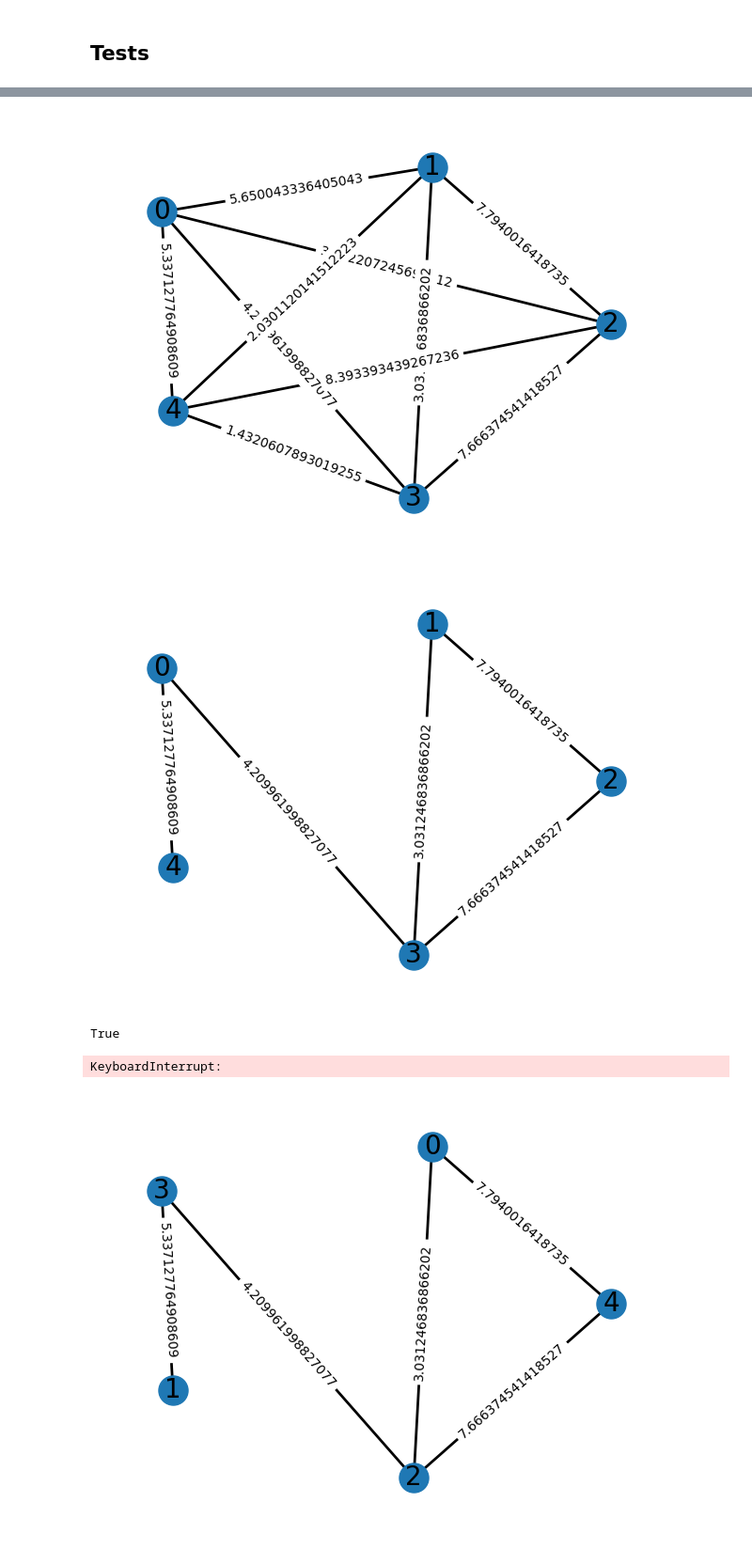
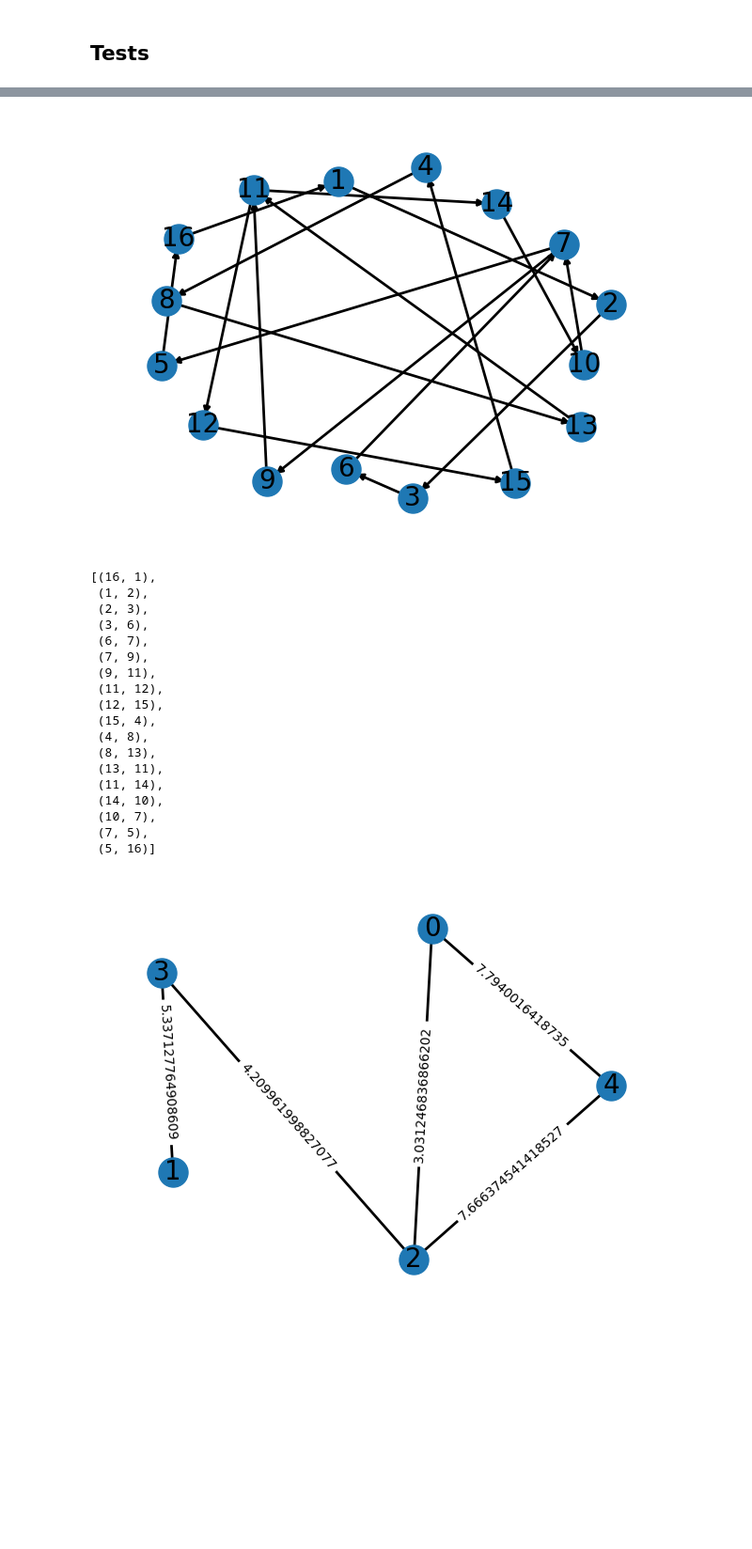
Before and after one commit to paulchambaz/canadian-salesman-problem, a Jupyter notebook: cr/networkx_christofides.ipynb, the cells around one changed output, grey strips where cells are left out. Shown at 94% size. Drawn from its saved outputs; the diff is of its cells as text; code cells hidden in the pictures; blank space fills up the shorter version.

```diff
--- a/cr/networkx_christofides.ipynb
+++ b/cr/networkx_christofides.ipynb
@@ -87,4 +71,0 @@ print_graph(G_cr_tour)
-# %%
-print_graph(G)
-# %% [output]
-[figure, removed]
@@ -91,12 +74,2 @@ print_graph(G)
 # %%
 G.remove_edges_from(graphs[0][1])
-# %%
-print_graph(G)
-nx.is_connected(G)
-# %% [output]
-[figure, removed]
-True
-# %%
-G_cr_tour = cr.canadian_traveller_cyclic_routing(graphs[0][0],blockages)
-# %% [output]
-KeyboardInterrupt:
@@ -105,3 +76,31 @@ G_relabled = nx.relabel_nodes(G, {1: 0, 4: 1, 3: 2, 0: 3, 2: 4})
+# %%
+blockages = [(3,4),(4,5),(7,8),(9,10),(12,13),(12,14),(13,14),(16,4),(4,5),(8,10),(3,5),(5,14),(5,10),(10,13),(1,14)]
+G = nx.Graph([(i,i+1) for i in range(1,16)] + [(16,1)])
+G_cr_tour = cr.canadian_traveller_cyclic_routing(G,blockages)
+# %%
+print_graph(G_cr_tour)
+G_cr_tour.edges()
+list(nx.algorithms.eulerian_circuit(G_cr_tour))
+# %% [output]
+[figure, added]
+[(16, 1),
+ (1, 2),
+ (2, 3),
+ (3, 6),
+ (6, 7),
+ (7, 9),
+ (9, 11),
+ (11, 12),
+ (12, 15),
+ (15, 4),
+ (4, 8),
+ (8, 13),
+ (13, 11),
+ (11, 14),
+ (14, 10),
+ (10, 7),
+ (7, 5),
+ (5, 16)]
 # %%
 print_graph(G_relabled)
 # %% [output]
```
Also changed, not shown: parts of 6 cells of this notebook, 2 other files.
